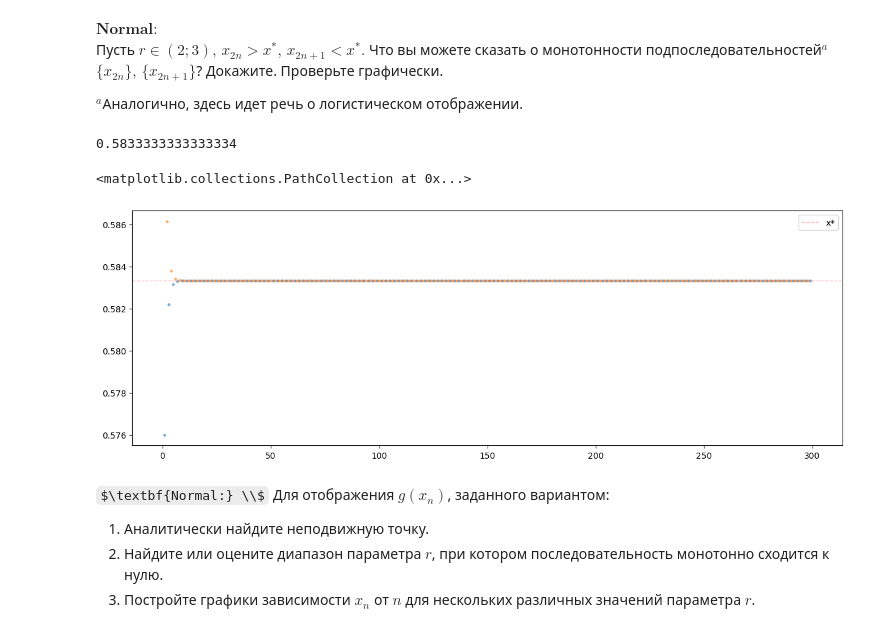
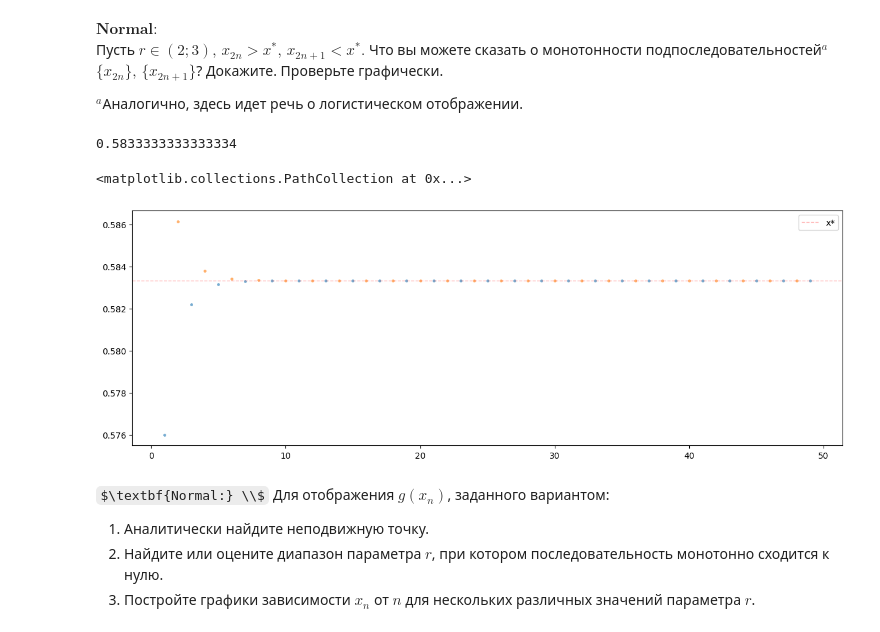
Before and after one commit to omingzijiaozhangming-svg/logistic_map_lab, a Jupyter notebook: logistic_map_lab.ipynb, the cells around one changed output. Saved outputs shown, nothing was run; the diff lists cells and outputs as text; code cells hidden in the pictures; some formulas as TeX source.

```diff
--- a/logistic_map_lab.ipynb
+++ b/logistic_map_lab.ipynb
@@ -125,22 +125,22 @@ $^a$Аналогично, здесь идет речь о логистическ
 # %%
 x_0 = 0.4
 r = 2.4
-n = 300
+n = 50
 x_star = (r - 1) / r
 print(x_star)
 x = [i for i in range(n)]
 y = [x_0]
 for i in range(1, n):
     y.append(r * y[-1] * (1 - y[-1]))
 plt.figure(figsize=(15, 5))
 plt.axhline(y=x_star, color="r", linestyle="--", linewidth=1, alpha=0.3, label="x*")
 plt.legend()
 plt.scatter(x[1::2], y[1::2], marker=".", linewidths=0.3, alpha=0.6)
 plt.scatter(x[2::2], y[2::2], marker=".", linewidths=0.3, alpha=0.6)
 # %% [output]
 0.5833333333333334
 <matplotlib.collections.PathCollection at 0x...>
-[figure, old version]
+[figure, new version]
 # %% [markdown]
 $\textbf{Normal:} \\$
 Для отображения $g(x_n)$, заданного вариантом:
```
